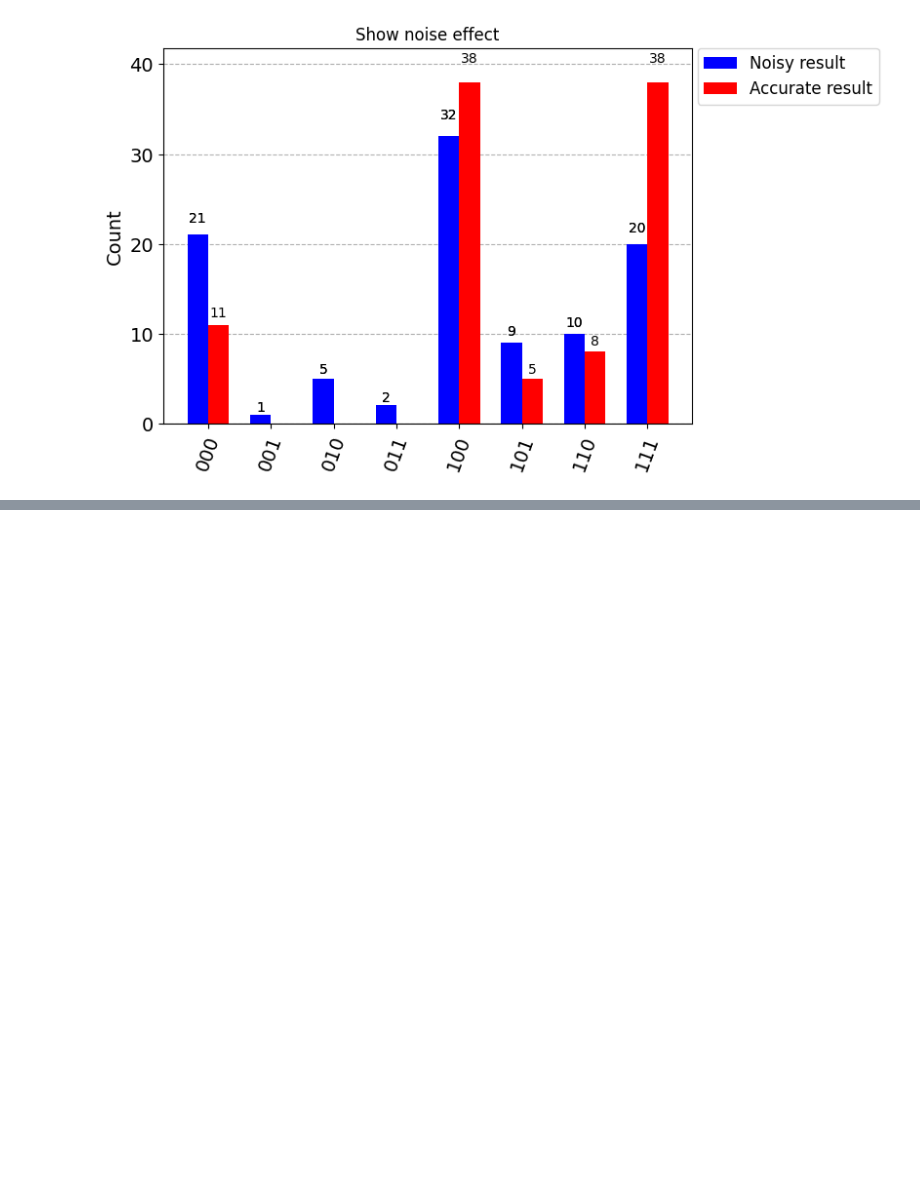
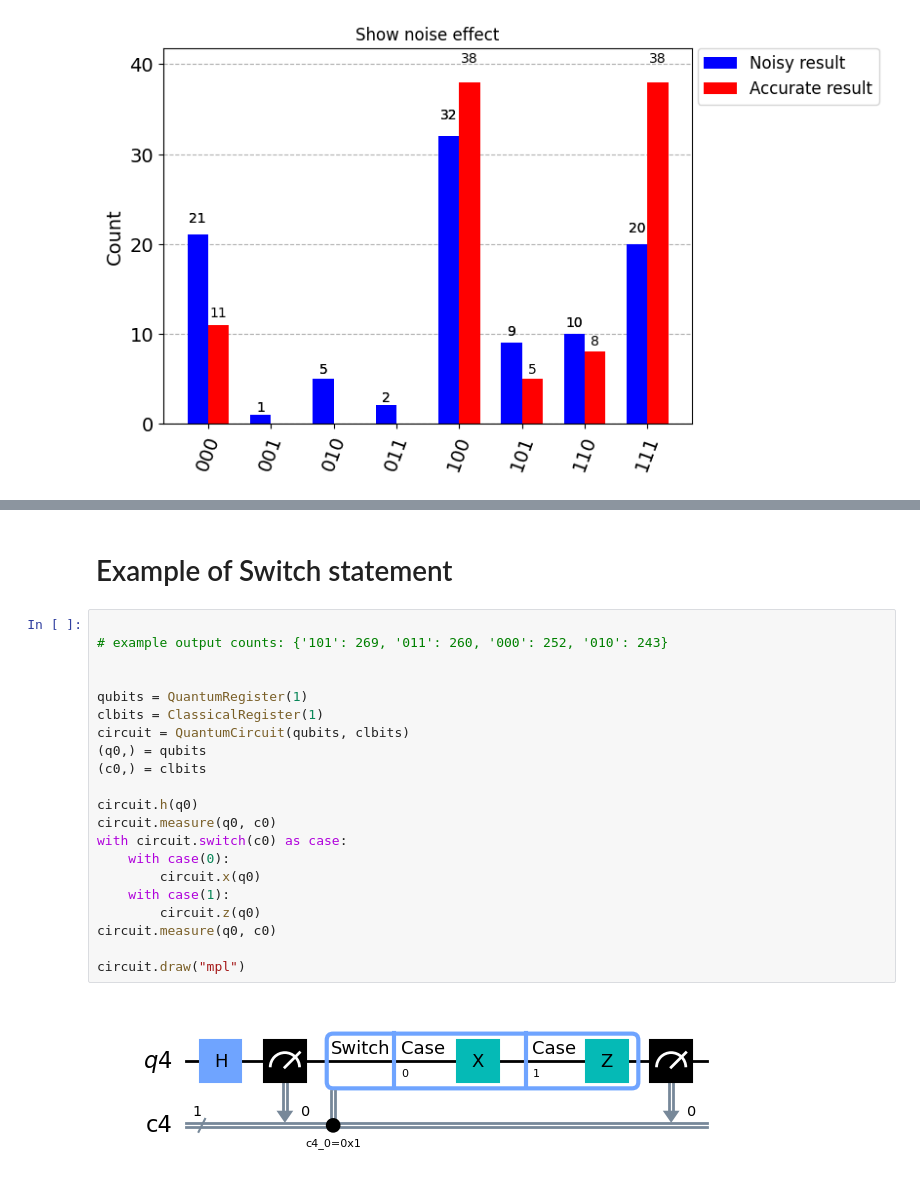
Before and after one commit to QuBruin/DynamicCircuit, a Jupyter notebook: test.ipynb, the cells around one changed output, grey strips where cells are left out. Saved outputs shown, nothing was run; the diff lists cells and outputs as text; blank space fills up the shorter version.

```diff
--- a/test.ipynb
+++ b/test.ipynb
@@ -35,0 +102,25 @@ NNN
+# %% [markdown]
+# Example of Switch statement
+# %%
+
+# example output counts: {'101': 269, '011': 260, '000': 252, '010': 243}
+
+
+qubits = QuantumRegister(1)
+clbits = ClassicalRegister(1)
+circuit = QuantumCircuit(qubits, clbits)
+(q0,) = qubits
+(c0,) = clbits
+
+circuit.h(q0)
+circuit.measure(q0, c0)
+with circuit.switch(c0) as case:
+    with case(0):
+        circuit.x(q0)
+    with case(1):
+        circuit.z(q0)
+circuit.measure(q0, c0)
+
+circuit.draw("mpl")
+# %% [output]
+[figure, added]
```
Also changed, not shown: parts of 12 cells of this notebook.
